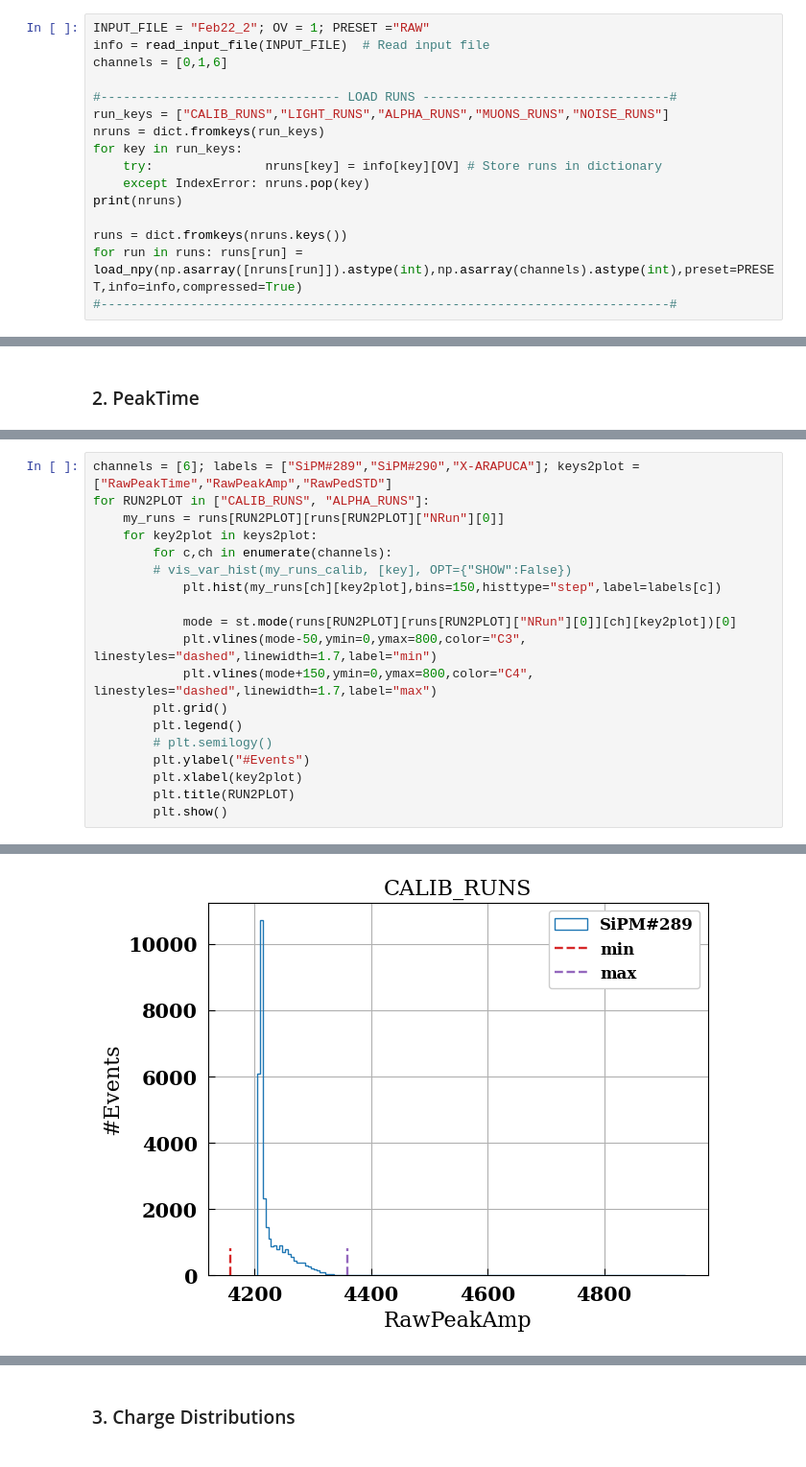
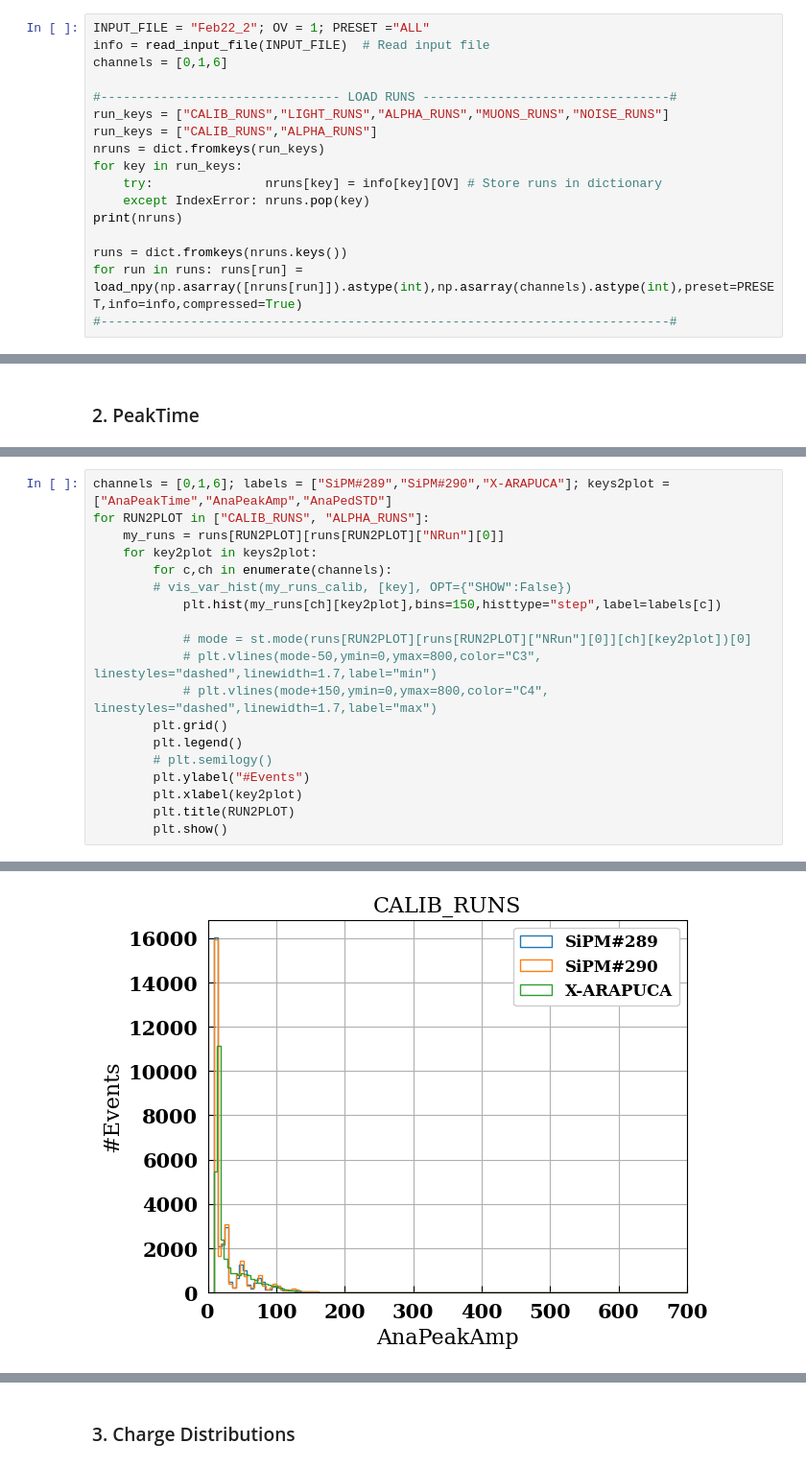
Before and after one commit to CIEMAT-Neutrino/SCINT, a Jupyter notebook: 00TUTORIAL/pruebas_analysis.ipynb, the cells around one changed output, grey strips where cells are left out. Shown at 96% size. Saved outputs shown, nothing was run; the diff lists cells and outputs as text.

```diff
--- a/00TUTORIAL/pruebas_analysis.ipynb
+++ b/00TUTORIAL/pruebas_analysis.ipynb
@@ -28,12 +27,13 @@ OPT  = {
     "SHOW":        True
     }
 # %%
-INPUT_FILE = "Feb22_2"; OV = 1; PRESET ="RAW"
+INPUT_FILE = "Feb22_2"; OV = 1; PRESET ="ALL"
 info = read_input_file(INPUT_FILE)  # Read input file
 channels = [0,1,6]
 
 #-------------------------------- LOAD RUNS ---------------------------------#
 run_keys = ["CALIB_RUNS","LIGHT_RUNS","ALPHA_RUNS","MUONS_RUNS","NOISE_RUNS"]
+run_keys = ["CALIB_RUNS","ALPHA_RUNS"]
 nruns = dict.fromkeys(run_keys)
 for key in run_keys:
     try:               nruns[key] = info[key][OV] # Store runs in dictionary
@@ -97,5 +87,5 @@ print(runs[RUN2PLOT][runs[RUN2PLOT]["NRun"][0]][6]["RawPeakTime"][mode])
 # %%
-channels = [6]; labels = ["SiPM#289","SiPM#290","X-ARAPUCA"]; keys2plot = ["RawPeakTime","RawPeakAmp","RawPedSTD"]
+channels = [0,1,6]; labels = ["SiPM#289","SiPM#290","X-ARAPUCA"]; keys2plot = ["AnaPeakTime","AnaPeakAmp","AnaPedSTD"]
 for RUN2PLOT in ["CALIB_RUNS", "ALPHA_RUNS"]:
     my_runs = runs[RUN2PLOT][runs[RUN2PLOT]["NRun"][0]]
     for key2plot in keys2plot:
@@ -103,9 +93,9 @@ for RUN2PLOT in ["CALIB_RUNS", "ALPHA_RUNS"]:
         # vis_var_hist(my_runs_calib, [key], OPT={"SHOW":False})
             plt.hist(my_runs[ch][key2plot],bins=150,histtype="step",label=labels[c])
 
-            mode = st.mode(runs[RUN2PLOT][runs[RUN2PLOT]["NRun"][0]][ch][key2plot])[0]
-            plt.vlines(mode-50,ymin=0,ymax=800,color="C3", linestyles="dashed",linewidth=1.7,label="min")
-            plt.vlines(mode+150,ymin=0,ymax=800,color="C4", linestyles="dashed",linewidth=1.7,label="max")
+            # mode = st.mode(runs[RUN2PLOT][runs[RUN2PLOT]["NRun"][0]][ch][key2plot])[0]
+            # plt.vlines(mode-50,ymin=0,ymax=800,color="C3", linestyles="dashed",linewidth=1.7,label="min")
+            # plt.vlines(mode+150,ymin=0,ymax=800,color="C4", linestyles="dashed",linewidth=1.7,label="max")
         plt.grid()
         plt.legend()
         # plt.semilogy()
@@ -118 +108 @@ for RUN2PLOT in ["CALIB_RUNS", "ALPHA_RUNS"]:
-[figure, old version]
+[figure, new version]
```
Also changed, not shown: parts of 8 cells of this notebook, 2 other files.
